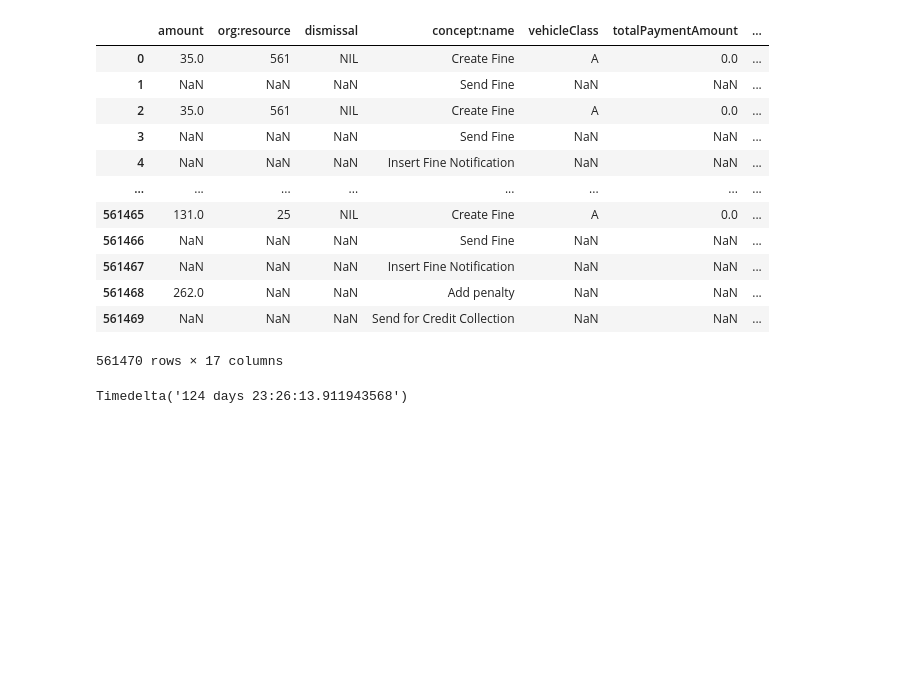
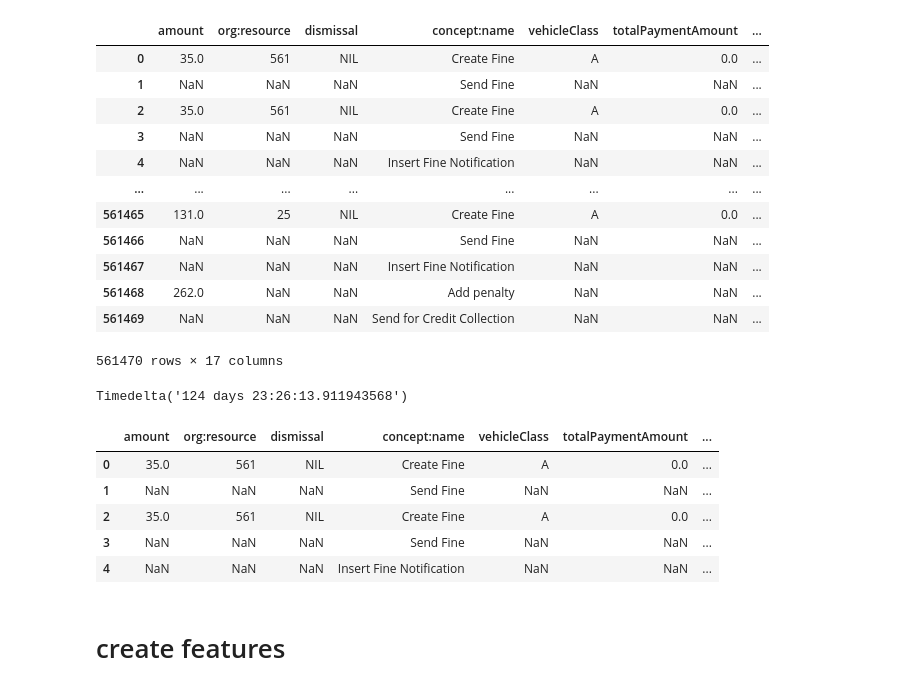
Before and after one commit to KiriBu10/rpa, a Jupyter notebook: code/nbs/road_traffic_fine_management_process.ipynb, the cells around one changed output. Cells and saved outputs as stored; diff of their text form; code cells hidden in the pictures; blank space fills up the shorter version.

```diff
--- a/code/nbs/road_traffic_fine_management_process.ipynb
+++ b/code/nbs/road_traffic_fine_management_process.ipynb
@@ -5,5 +15,5 @@ from pm4py.objects.log.importer.xes import importer as xes_importer
 # %%
-log = xes_importer.apply('../../src/datasets/Road_Traffic_Fine_Management_Process.xes')
+log = xes_importer.apply(f'../../src/datasets/{DATASET_NAME}.xes')
 # %%
 print(log[0])
 # %% [output]
@@ -40,9 +47,22 @@ df
 df['time_delta'] = df['time:timestamp'] - df['time:timestamp'].shift()
 # %%
 from itertools import islice
-for index, row in islice(df.iterrows(), 1, None):
-    if row['case:concept:name'] != df.loc[index-1]['case:concept:name']:
-        df.loc[index,'time_delta'] = pd.NaT
+df=df.reset_index(drop=True)
+
+first_run=True
+for index, row in df.iterrows():
+    if first_run:
+        first_run=False
+    else:
+        #print(row['case:concept:name'] )
+        #print(row['time_delta'])
+        #print(index)
+        if row['case:concept:name'] != df.loc[index-1]['case:concept:name']:
+            df.loc[index,'time_delta'] = pd.NaT
+
+#for index, row in islice(df.iterrows(), 1, None):
+#    if row['case:concept:name'] != df.loc[index-1]['case:concept:name']:
+#        df.loc[index,'time_delta'] = pd.NaT
 # %%
 df
 # %% [output]
@@ -68,0 +88,11 @@ Timedelta('124 days 23:26:13.911943568')
+# %%
+df.head()
+# %% [output]
+|  | amount | org:resource | dismissal | concept:name | vehicleClass | totalPaymentAmount | ... |
+| 0 | 35.0 | 561 | NIL | Create Fine | A | 0.0 | ... |
+| 1 | NaN | NaN | NaN | Send Fine | NaN | NaN | ... |
+| 2 | 35.0 | 561 | NIL | Create Fine | A | 0.0 | ... |
+| 3 | NaN | NaN | NaN | Send Fine | NaN | NaN | ... |
+| 4 | NaN | NaN | NaN | Insert Fine Notification | NaN | NaN | ... |
+# %% [markdown]
+# create features
```
Also changed, not shown: parts of 36 cells of this notebook, 5 other files.
